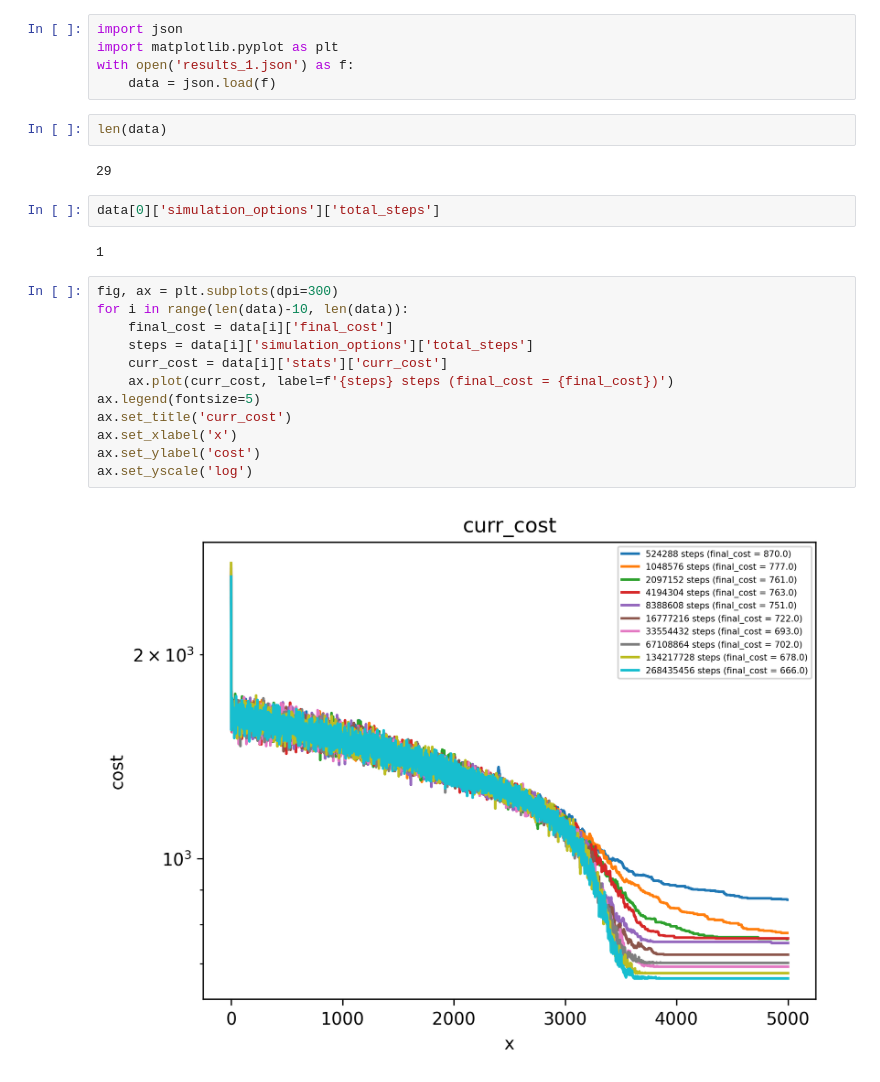
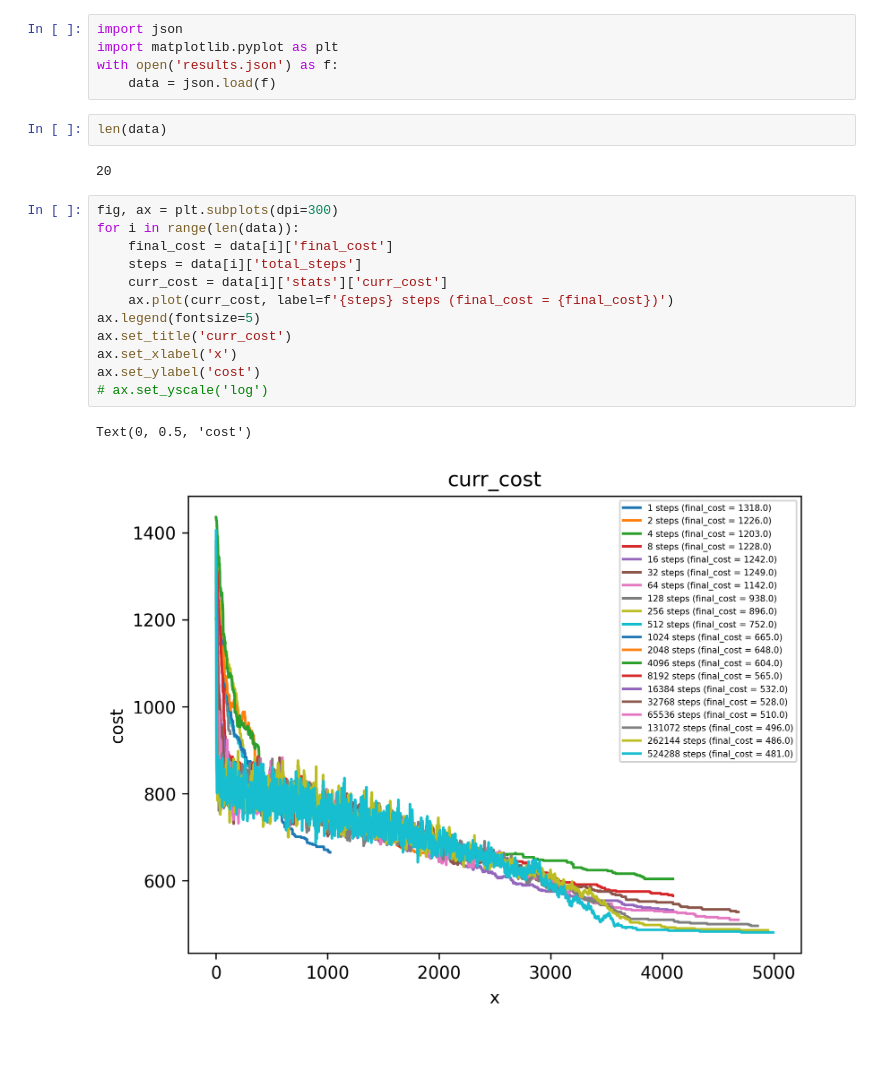
Before and after one commit to skrobchik/calenda-rs, a Jupyter notebook: new_analysis.ipynb, the cells around one changed output. Drawn from its saved outputs; the diff is of its cells as text; blank space fills up the shorter version.

Commit message:
Add total_steps to simulation outputs

```diff
--- a/new_analysis.ipynb
+++ b/new_analysis.ipynb
@@ -1,29 +1,26 @@
 # %%
 import json
 import matplotlib.pyplot as plt
-with open('results_1.json') as f:
+with open('results.json') as f:
     data = json.load(f)
 # %%
 len(data)
 # %% [output]
-29
+20
-# %%
-data[0]['simulation_options']['total_steps']
-# %% [output]
-1
 # %%
 fig, ax = plt.subplots(dpi=300)
-for i in range(len(data)-10, len(data)):
+for i in range(len(data)):
     final_cost = data[i]['final_cost']
-    steps = data[i]['simulation_options']['total_steps']
+    steps = data[i]['total_steps']
     curr_cost = data[i]['stats']['curr_cost']
     ax.plot(curr_cost, label=f'{steps} steps (final_cost = {final_cost})')
 ax.legend(fontsize=5)
 ax.set_title('curr_cost')
 ax.set_xlabel('x')
 ax.set_ylabel('cost')
-ax.set_yscale('log')
+# ax.set_yscale('log')
 # %% [output]
+Text(0, 0.5, 'cost')
-[figure, old version]
+[figure, new version]
 # %%
 fig, ax = plt.subplots()
```
Also changed, not shown: parts of 2 cells of this notebook, 2 other files.
